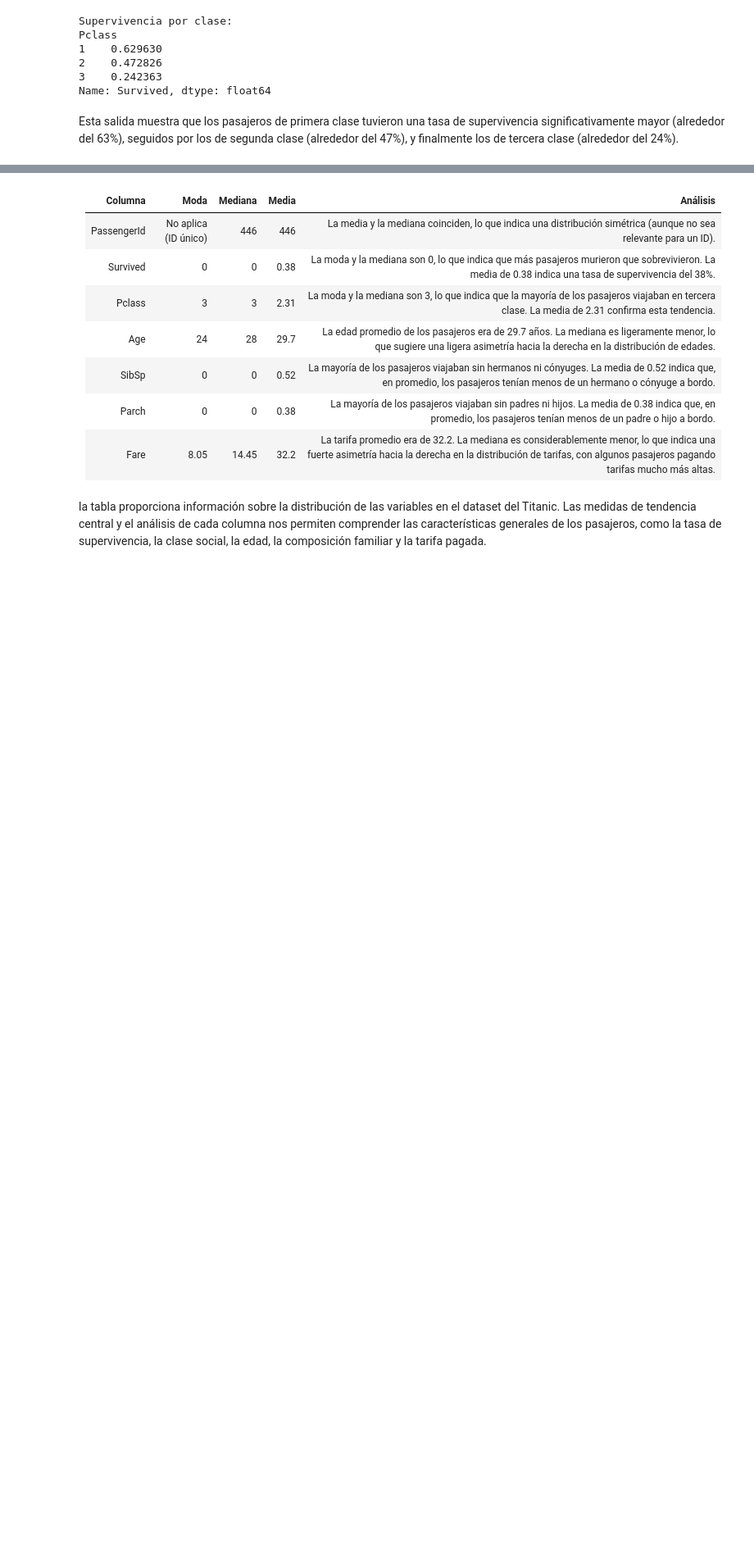
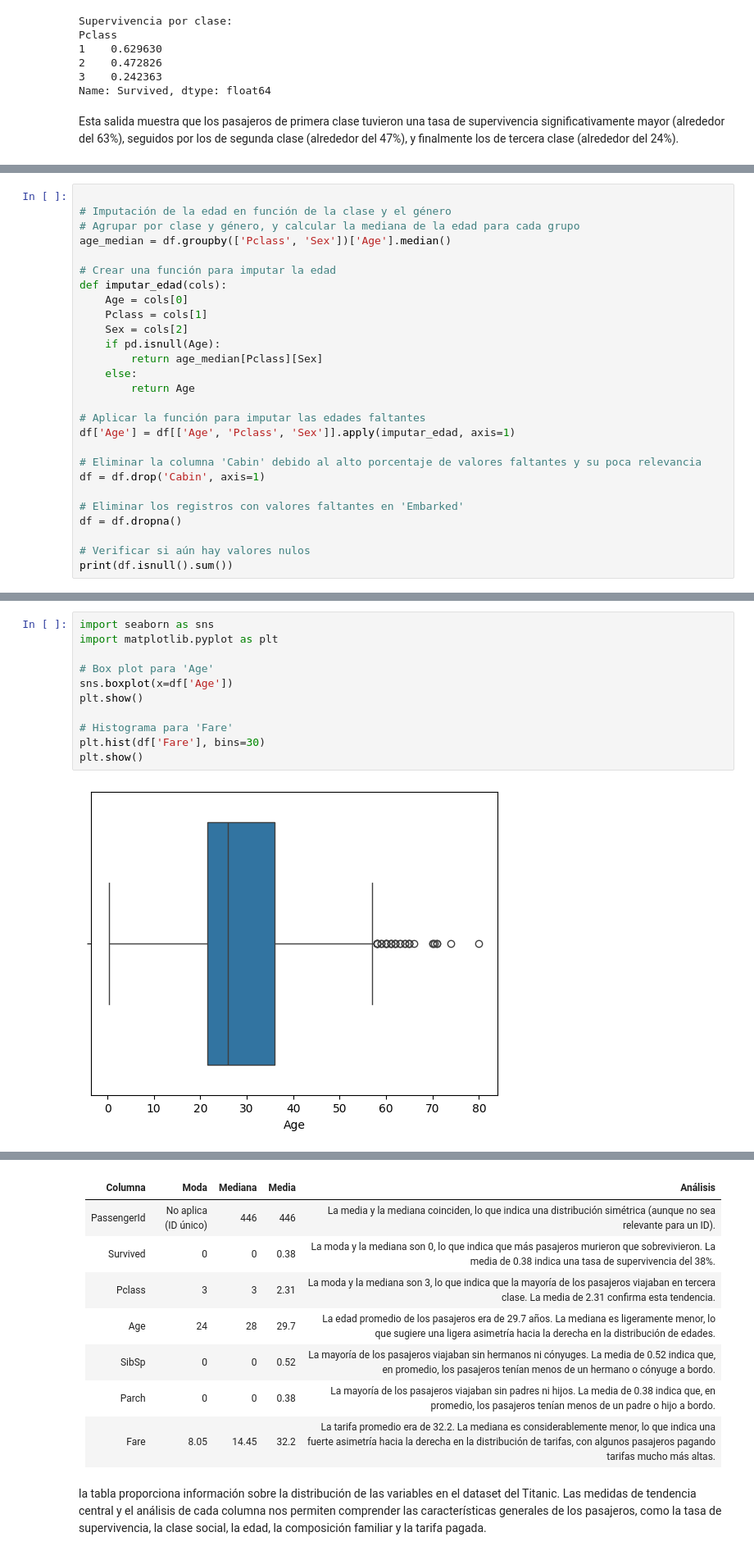
Before and after one commit to MrZekron/Aplicacion1, a Jupyter notebook: titanic.ipynb, the cells around one changed output, grey strips where cells are left out. Shown at 82% size. Saved outputs shown, nothing was run; the diff lists cells and outputs as text; blank space fills up the shorter version.

```diff
--- a/titanic.ipynb
+++ b/titanic.ipynb
@@ -309,0 +317,27 @@ Esta salida muestra que los pasajeros de primera clase tuvieron una tasa de supe
+# %%
+
+# Imputación de la edad en función de la clase y el género
+# Agrupar por clase y género, y calcular la mediana de la edad para cada grupo
+age_median = df.groupby(['Pclass', 'Sex'])['Age'].median()
+
+# Crear una función para imputar la edad
+def imputar_edad(cols):
+    Age = cols[0]
+    Pclass = cols[1]
+    Sex = cols[2]
+    if pd.isnull(Age):
+        return age_median[Pclass][Sex]
+    else:
+        return Age
+
+# Aplicar la función para imputar las edades faltantes
+df['Age'] = df[['Age', 'Pclass', 'Sex']].apply(imputar_edad, axis=1)
+
+# Eliminar la columna 'Cabin' debido al alto porcentaje de valores faltantes y su poca relevancia
+df = df.drop('Cabin', axis=1)
+
+# Eliminar los registros con valores faltantes en 'Embarked'
+df = df.dropna()
+
+# Verificar si aún hay valores nulos
+print(df.isnull().sum())
@@ -309,0 +363,13 @@ Esta salida muestra que los pasajeros de primera clase tuvieron una tasa de supe
+# %%
+import seaborn as sns
+import matplotlib.pyplot as plt
+
+# Box plot para 'Age'
+sns.boxplot(x=df['Age'])
+plt.show()
+
+# Histograma para 'Fare'
+plt.hist(df['Fare'], bins=30)
+plt.show()
+# %% [output]
+[figure, added]
```
Also changed, not shown: parts of 8 cells of this notebook.
